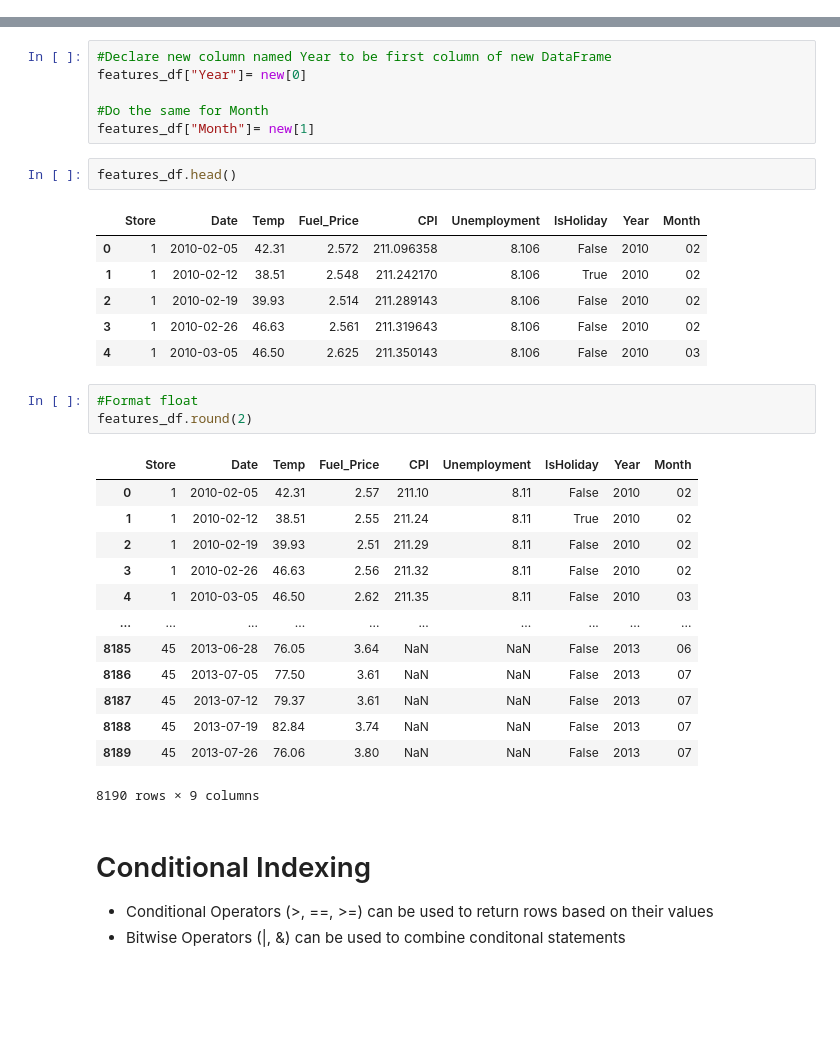
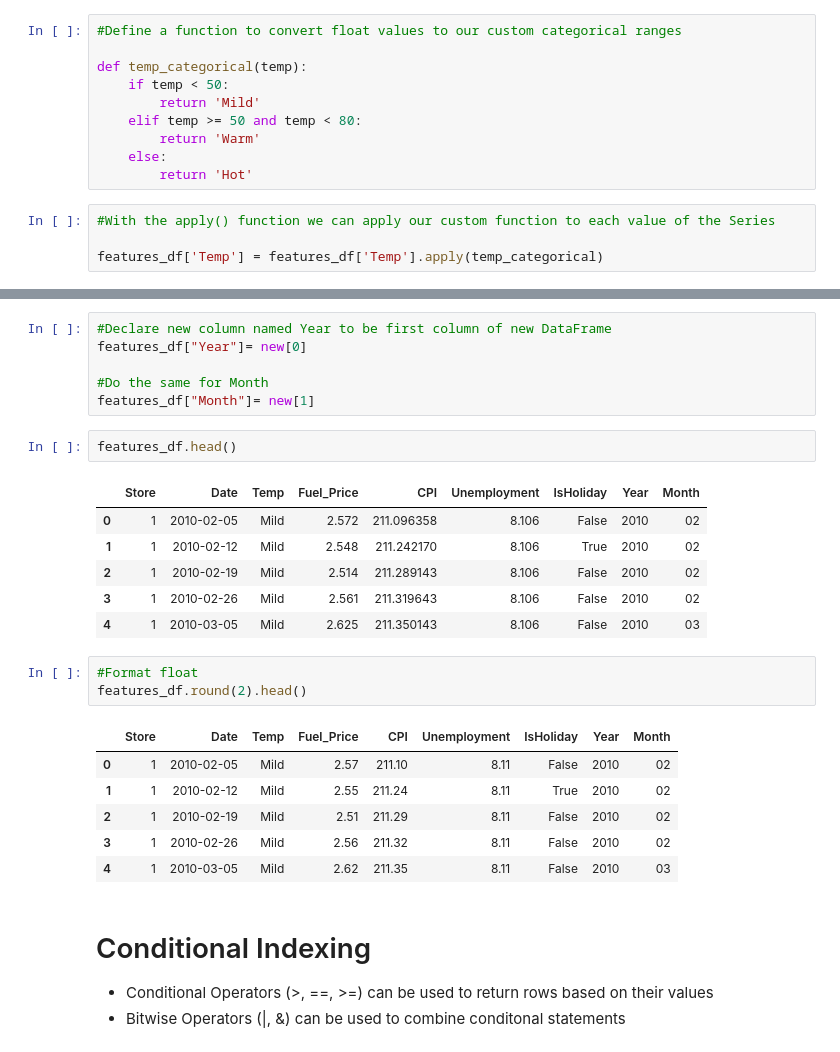
Before and after one commit to peterling7710/BCHPython2, a Jupyter notebook: Python2_master.ipynb, the cells around one changed output, grey strips where cells are left out. Drawn from its saved outputs; the diff is of its cells as text; blank space fills up the shorter version.

```diff
--- a/Python2_master.ipynb
+++ b/Python2_master.ipynb
@@ -355,0 +344,14 @@ features_df.drop(columns = ['MD1', 'MD2', 'MD3', 'MD4', 'MD5'], inplace = True)
+# %%
+#Define a function to convert float values to our custom categorical ranges
+
+def temp_categorical(temp):
+    if temp < 50:
+        return 'Mild'
+    elif temp >= 50 and temp < 80:
+        return 'Warm'
+    else:
+        return 'Hot'
+# %%
+#With the apply() function we can apply our custom function to each value of the Series
+
+features_df['Temp'] = features_df['Temp'].apply(temp_categorical)
@@ -483,28 +519,21 @@ features_df["Month"]= new[1]
 features_df.head()
 # %% [output]
 |  | Store | Date | Temp | Fuel_Price | CPI | Unemployment | IsHoliday | Year | Month |
-| 0 | 1 | 2010-02-05 | 42.31 | 2.572 | 211.096358 | 8.106 | False | 2010 | 02 |
-| 1 | 1 | 2010-02-12 | 38.51 | 2.548 | 211.242170 | 8.106 | True | 2010 | 02 |
-| 2 | 1 | 2010-02-19 | 39.93 | 2.514 | 211.289143 | 8.106 | False | 2010 | 02 |
-| 3 | 1 | 2010-02-26 | 46.63 | 2.561 | 211.319643 | 8.106 | False | 2010 | 02 |
-| 4 | 1 | 2010-03-05 | 46.50 | 2.625 | 211.350143 | 8.106 | False | 2010 | 03 |
+| 0 | 1 | 2010-02-05 | Mild | 2.572 | 211.096358 | 8.106 | False | 2010 | 02 |
+| 1 | 1 | 2010-02-12 | Mild | 2.548 | 211.242170 | 8.106 | True | 2010 | 02 |
+| 2 | 1 | 2010-02-19 | Mild | 2.514 | 211.289143 | 8.106 | False | 2010 | 02 |
+| 3 | 1 | 2010-02-26 | Mild | 2.561 | 211.319643 | 8.106 | False | 2010 | 02 |
+| 4 | 1 | 2010-03-05 | Mild | 2.625 | 211.350143 | 8.106 | False | 2010 | 03 |
 # %%
 #Format float
-features_df.round(2)
+features_df.round(2).head()
 # %% [output]
 |  | Store | Date | Temp | Fuel_Price | CPI | Unemployment | IsHoliday | Year | Month |
-| 0 | 1 | 2010-02-05 | 42.31 | 2.57 | 211.10 | 8.11 | False | 2010 | 02 |
-| 1 | 1 | 2010-02-12 | 38.51 | 2.55 | 211.24 | 8.11 | True | 2010 | 02 |
-| 2 | 1 | 2010-02-19 | 39.93 | 2.51 | 211.29 | 8.11 | False | 2010 | 02 |
-| 3 | 1 | 2010-02-26 | 46.63 | 2.56 | 211.32 | 8.11 | False | 2010 | 02 |
-| 4 | 1 | 2010-03-05 | 46.50 | 2.62 | 211.35 | 8.11 | False | 2010 | 03 |
-| ... | ... | ... | ... | ... | ... | ... | ... | ... | ... |
-| 8185 | 45 | 2013-06-28 | 76.05 | 3.64 | NaN | NaN | False | 2013 | 06 |
-| 8186 | 45 | 2013-07-05 | 77.50 | 3.61 | NaN | NaN | False | 2013 | 07 |
-| 8187 | 45 | 2013-07-12 | 79.37 | 3.61 | NaN | NaN | False | 2013 | 07 |
-| 8188 | 45 | 2013-07-19 | 82.84 | 3.74 | NaN | NaN | False | 2013 | 07 |
-| 8189 | 45 | 2013-07-26 | 76.06 | 3.80 | NaN | NaN | False | 2013 | 07 |
+| 0 | 1 | 2010-02-05 | Mild | 2.57 | 211.10 | 8.11 | False | 2010 | 02 |
+| 1 | 1 | 2010-02-12 | Mild | 2.55 | 211.24 | 8.11 | True | 2010 | 02 |
+| 2 | 1 | 2010-02-19 | Mild | 2.51 | 211.29 | 8.11 | False | 2010 | 02 |
+| 3 | 1 | 2010-02-26 | Mild | 2.56 | 211.32 | 8.11 | False | 2010 | 02 |
+| 4 | 1 | 2010-03-05 | Mild | 2.62 | 211.35 | 8.11 | False | 2010 | 03 |
-8190 rows × 9 columns
 # %% [markdown]
 <h1>Conditional Indexing</h1>
 
```
Also changed, not shown: parts of 53 cells of this notebook, 4 other files.
